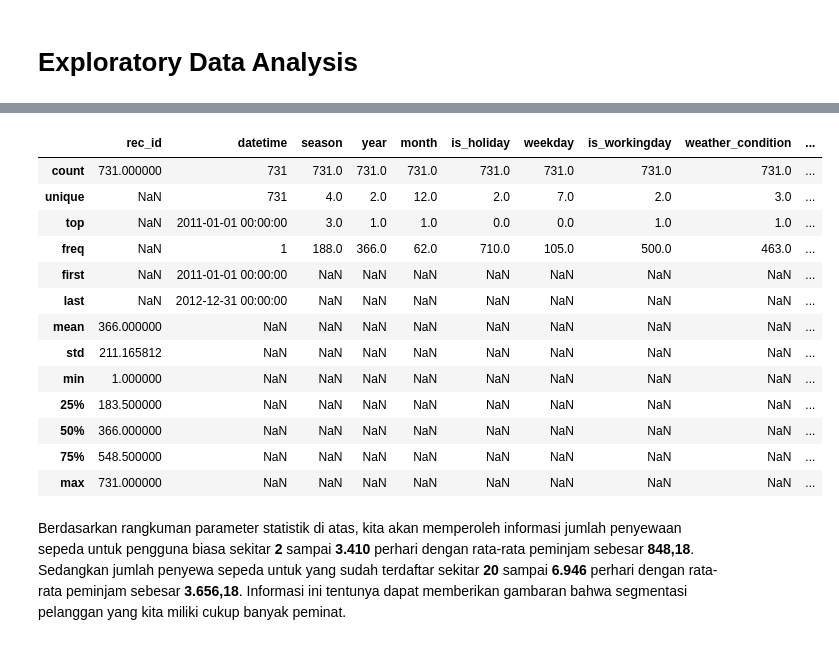
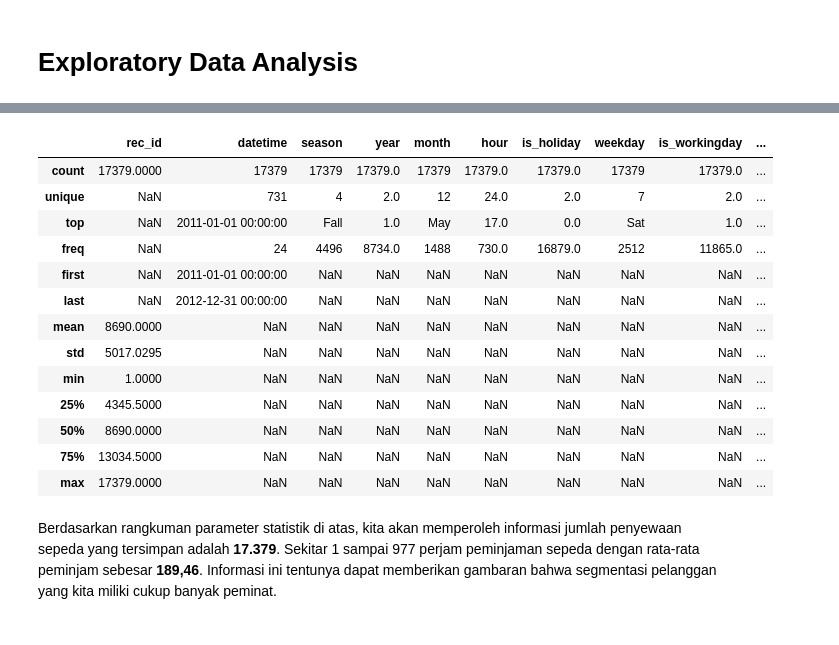
Before and after one commit to rhjhaerol/data-analisis-bike-sharing-dataset, a Jupyter notebook: data_analisis.ipynb, the cells around one changed output, grey strips where cells are left out. Cells and saved outputs as stored; diff of their text form; code cells hidden in the pictures.

```diff
--- a/data_analisis.ipynb
+++ b/data_analisis.ipynb
@@ -145,2 +157,4 @@ Jika diperhatikan, tidak ada keanehan pada hasil tersebut. Ini menunjukkan tidak
+# %%
+bikes_df = hours_df
 # %% [markdown]
 ## Cleaning Data
@@ -149,13 +161,13 @@ Jika diperhatikan, tidak ada keanehan pada hasil tersebut. Ini menunjukkan tidak
 # %%
 # mengganti tipe data
-days_df['dteday'] = pd.to_datetime(days_df['dteday'])
+bikes_df['dteday'] = pd.to_datetime(bikes_df['dteday'])
 
-columns = ['season', 'yr', 'mnth', 'holiday', 'weekday', 'workingday', 'weathersit']
+columns = ['season', 'yr', 'mnth', 'hr', 'holiday', 'weekday', 'workingday', 'weathersit']
 for column in columns:
-    days_df[column] = days_df[column].astype('category')
+    bikes_df[column] = bikes_df[column].astype('category')
 # %%
 # rename kolom
-days_df.rename(columns={
+bikes_df.rename(columns={
     'instant':'rec_id',
     'dteday':'datetime',
     'holiday':'is_holiday',
@@ -164,8 +176,15 @@ days_df.rename(columns={
     'hum':'humidity',
     'mnth':'month',
     'cnt':'total_count',
-    'yr':'year'
+    'yr':'year',
+    'hr' : 'hour'
 }, inplace=True)
 # %%
-days_df.info()
+#Mapping variables season, month, weathersit, weekday
+bikes_df['season']=bikes_df.season.map({1: 'Spring', 2: 'Summer',3:'Fall', 4:'Winter' })
+bikes_df['month']=bikes_df.month.map({1:'Jan',2:'Feb',3:'Mar',4:'Apr',5:'May',6:'June',7:'July',8:'Aug',9:'Sep',10:'Oct',11:'Nov',12:'Dec'})
+bikes_df['weather_condition']=bikes_df.weather_condition.map({1: 'Clear',2:'Mist + Cloudy',3:'Light Snow',4:'Snow + Fog'})
+bikes_df['weekday']=bikes_df.weekday.map({0:'Sun',1:'Mon',2:'Tue',3:'Wed',4:'Thu',5:'Fri',6:'Sat'})
+
+bikes_df.head()
 # %% [output]
@@ -239,19 +234,19 @@ memory usage: 1.4 MB
 # %%
-days_df.describe(include='all')
+bikes_df.describe(include='all')
 # %% [output]
-|  | rec_id | datetime | season | year | month | is_holiday | weekday | is_workingday | weather_condition | ... |
-| count | 731.000000 | 731 | 731.0 | 731.0 | 731.0 | 731.0 | 731.0 | 731.0 | 731.0 | ... |
-| unique | NaN | 731 | 4.0 | 2.0 | 12.0 | 2.0 | 7.0 | 2.0 | 3.0 | ... |
-| top | NaN | 2011-01-01 00:00:00 | 3.0 | 1.0 | 1.0 | 0.0 | 0.0 | 1.0 | 1.0 | ... |
-| freq | NaN | 1 | 188.0 | 366.0 | 62.0 | 710.0 | 105.0 | 500.0 | 463.0 | ... |
+|  | rec_id | datetime | season | year | month | hour | is_holiday | weekday | is_workingday | ... |
+| count | 17379.0000 | 17379 | 17379 | 17379.0 | 17379 | 17379.0 | 17379.0 | 17379 | 17379.0 | ... |
+| unique | NaN | 731 | 4 | 2.0 | 12 | 24.0 | 2.0 | 7 | 2.0 | ... |
+| top | NaN | 2011-01-01 00:00:00 | Fall | 1.0 | May | 17.0 | 0.0 | Sat | 1.0 | ... |
+| freq | NaN | 24 | 4496 | 8734.0 | 1488 | 730.0 | 16879.0 | 2512 | 11865.0 | ... |
 | first | NaN | 2011-01-01 00:00:00 | NaN | NaN | NaN | NaN | NaN | NaN | NaN | ... |
 | last | NaN | 2012-12-31 00:00:00 | NaN | NaN | NaN | NaN | NaN | NaN | NaN | ... |
-| mean | 366.000000 | NaN | NaN | NaN | NaN | NaN | NaN | NaN | NaN | ... |
-| std | 211.165812 | NaN | NaN | NaN | NaN | NaN | NaN | NaN | NaN | ... |
-| min | 1.000000 | NaN | NaN | NaN | NaN | NaN | NaN | NaN | NaN | ... |
-| 25% | 183.500000 | NaN | NaN | NaN | NaN | NaN | NaN | NaN | NaN | ... |
-| 50% | 366.000000 | NaN | NaN | NaN | NaN | NaN | NaN | NaN | NaN | ... |
-| 75% | 548.500000 | NaN | NaN | NaN | NaN | NaN | NaN | NaN | NaN | ... |
-| max | 731.000000 | NaN | NaN | NaN | NaN | NaN | NaN | NaN | NaN | ... |
+| mean | 8690.0000 | NaN | NaN | NaN | NaN | NaN | NaN | NaN | NaN | ... |
+| std | 5017.0295 | NaN | NaN | NaN | NaN | NaN | NaN | NaN | NaN | ... |
+| min | 1.0000 | NaN | NaN | NaN | NaN | NaN | NaN | NaN | NaN | ... |
+| 25% | 4345.5000 | NaN | NaN | NaN | NaN | NaN | NaN | NaN | NaN | ... |
+| 50% | 8690.0000 | NaN | NaN | NaN | NaN | NaN | NaN | NaN | NaN | ... |
+| 75% | 13034.5000 | NaN | NaN | NaN | NaN | NaN | NaN | NaN | NaN | ... |
+| max | 17379.0000 | NaN | NaN | NaN | NaN | NaN | NaN | NaN | NaN | ... |
 # %% [markdown]
-Berdasarkan rangkuman parameter statistik di atas, kita akan memperoleh informasi jumlah penyewaan sepeda untuk pengguna biasa sekitar **2** sampai **3.410** perhari dengan rata-rata peminjam sebesar **848,18**. Sedangkan jumlah penyewa sepeda untuk yang sudah terdaftar sekitar **20** sampai **6.946** perhari dengan rata-rata peminjam sebesar **3.656,18**. Informasi ini tentunya dapat memberikan gambaran bahwa segmentasi pelanggan yang kita miliki cukup banyak peminat.
+Berdasarkan rangkuman parameter statistik di atas, kita akan memperoleh informasi jumlah penyewaan sepeda yang tersimpan adalah **17.379**. Sekitar 1 sampai 977 perjam peminjaman sepeda dengan rata-rata peminjam sebesar **189,46**. Informasi ini tentunya dapat memberikan gambaran bahwa segmentasi pelanggan yang kita miliki cukup banyak peminat.
```
Also changed, not shown: parts of 39 cells of this notebook.
